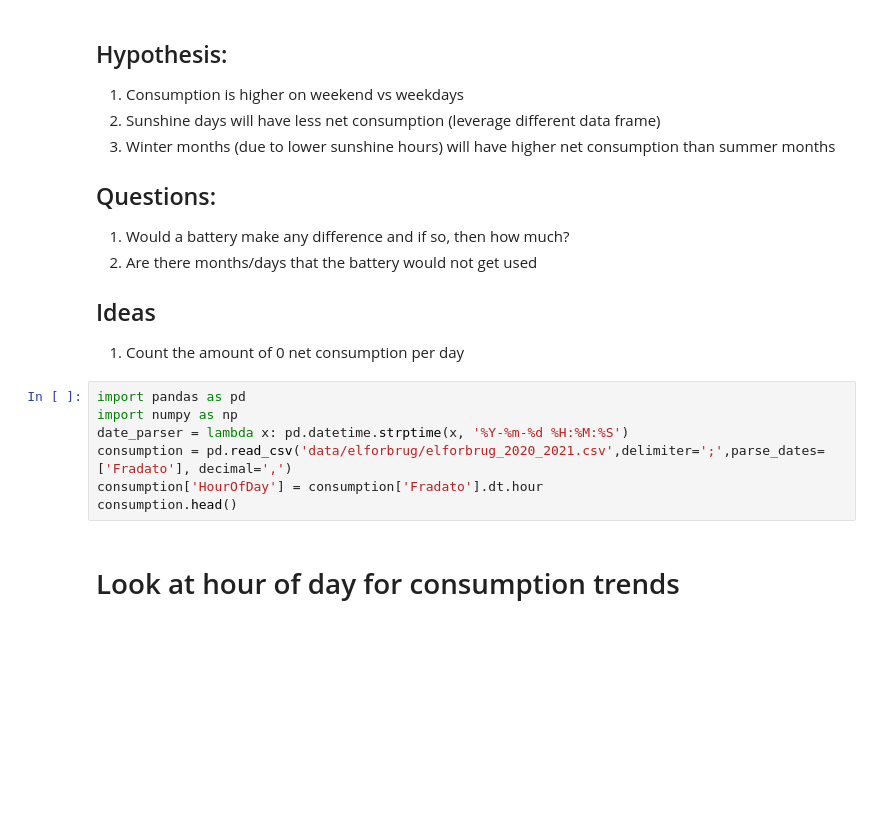
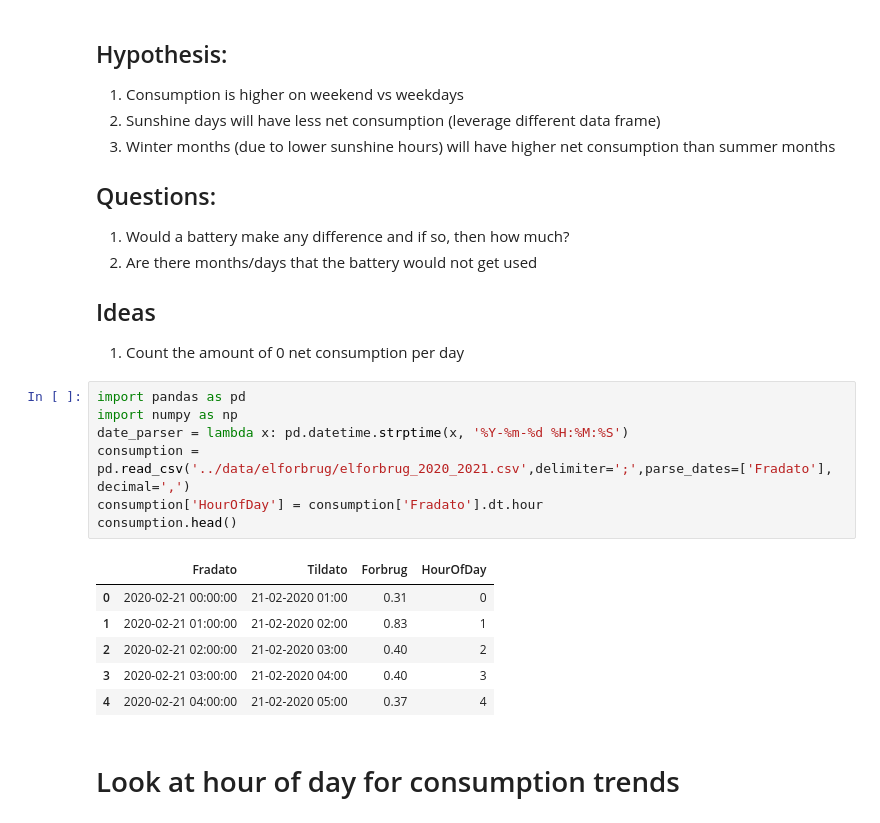
Before and after one commit to jriisj/UtilitiesConsumptionADE, a Jupyter notebook: src/index.ipynb, the cells around one changed output. Cells and saved outputs as stored; diff of their text form; blank space fills up the shorter version.

```diff
--- a/src/index.ipynb
+++ b/src/index.ipynb
@@ -15,10 +15,17 @@
 # %%
 import pandas as pd
 import numpy as np
 date_parser = lambda x: pd.datetime.strptime(x, '%Y-%m-%d %H:%M:%S')
-consumption = pd.read_csv('data/elforbrug/elforbrug_2020_2021.csv',delimiter=';',parse_dates=['Fradato'], decimal=',')
+consumption = pd.read_csv('../data/elforbrug/elforbrug_2020_2021.csv',delimiter=';',parse_dates=['Fradato'], decimal=',')
 consumption['HourOfDay'] = consumption['Fradato'].dt.hour
 consumption.head()
+# %% [output]
+|  | Fradato | Tildato | Forbrug | HourOfDay |
+| 0 | 2020-02-21 00:00:00 | 21-02-2020 01:00 | 0.31 | 0 |
+| 1 | 2020-02-21 01:00:00 | 21-02-2020 02:00 | 0.83 | 1 |
+| 2 | 2020-02-21 02:00:00 | 21-02-2020 03:00 | 0.40 | 2 |
+| 3 | 2020-02-21 03:00:00 | 21-02-2020 04:00 | 0.40 | 3 |
+| 4 | 2020-02-21 04:00:00 | 21-02-2020 05:00 | 0.37 | 4 |
 # %% [markdown]
 # Look at hour of day for consumption trends
 # %% [markdown]
```
Also changed, not shown: parts of 4 cells of this notebook, 1 other file.
